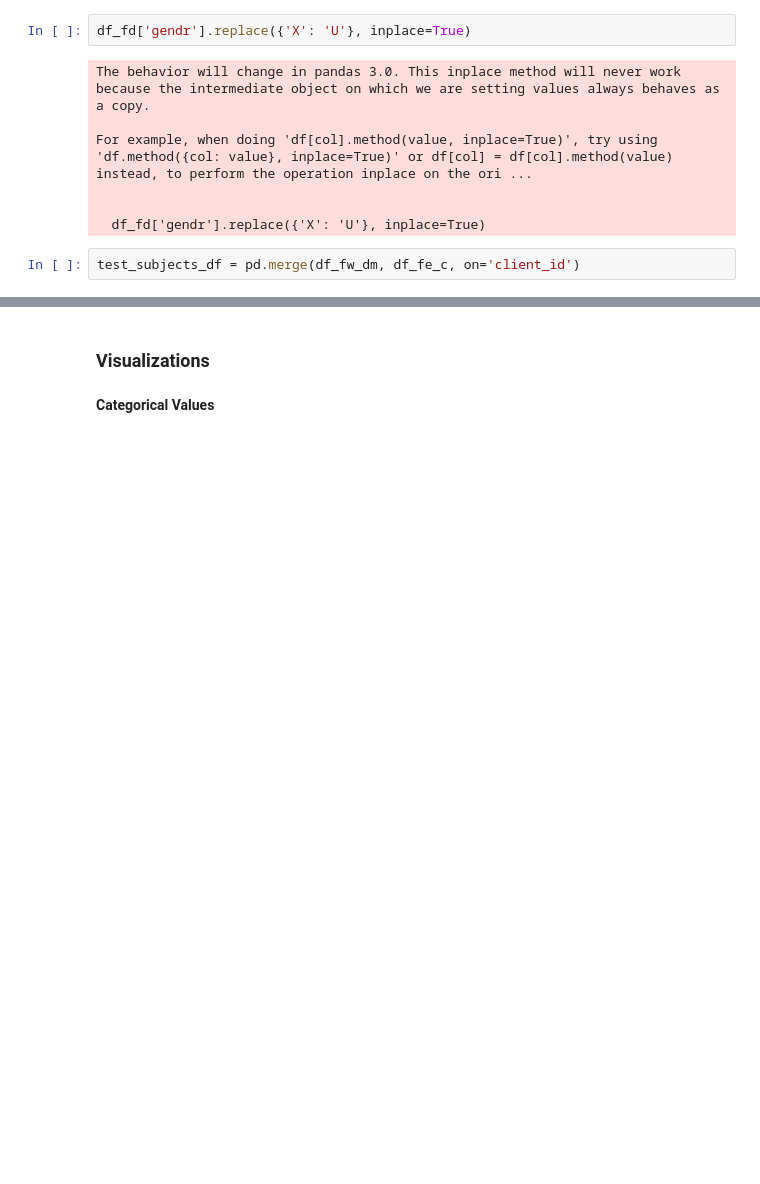
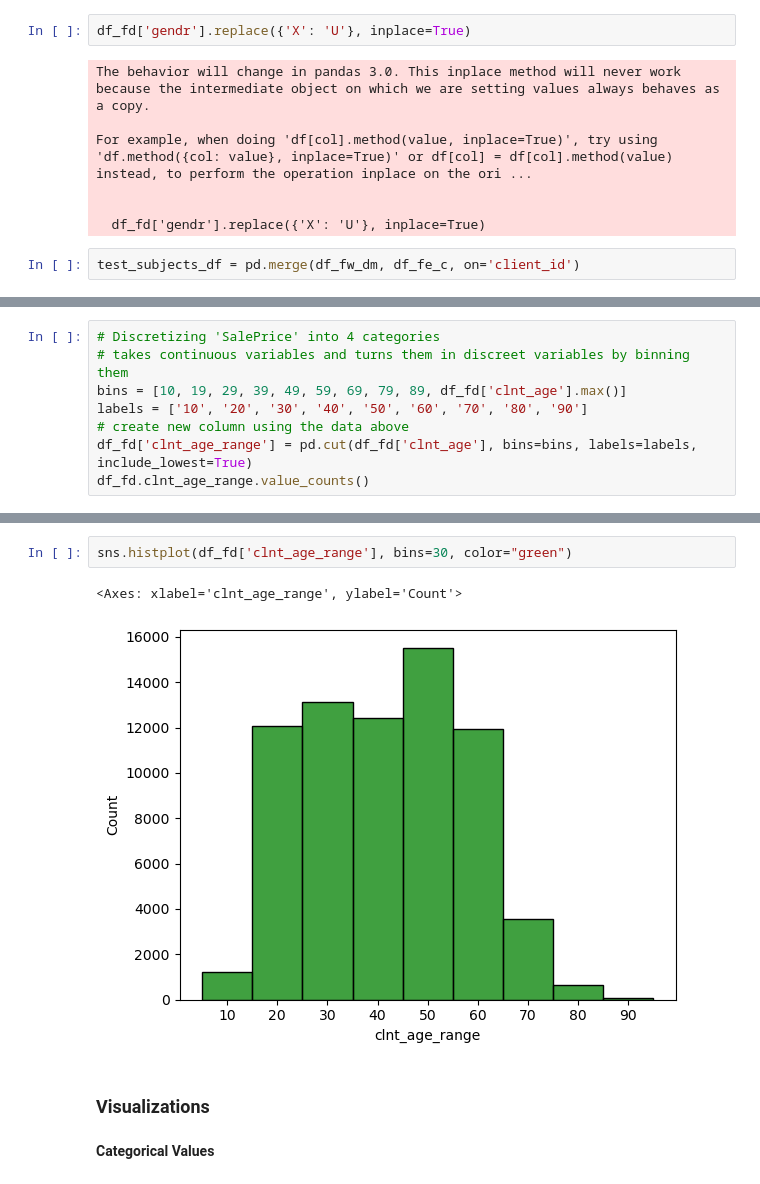
Before and after one commit to bfranx62/Ironhack-EDA-Project, a Jupyter notebook: main.ipynb, the cells around one changed output, grey strips where cells are left out. Drawn from its saved outputs; the diff is of its cells as text; blank space fills up the shorter version.

```diff
--- a/main.ipynb
+++ b/main.ipynb
@@ -191,0 +270,8 @@ test_subjects_df = pd.merge(df_fw_dm, df_fe_c, on='client_id')
+# %%
+# Discretizing 'SalePrice' into 4 categories
+# takes continuous variables and turns them in discreet variables by binning them
+bins = [10, 19, 29, 39, 49, 59, 69, 79, 89, df_fd['clnt_age'].max()]
+labels = ['10', '20', '30', '40', '50', '60', '70', '80', '90']
+# create new column using the data above
+df_fd['clnt_age_range'] = pd.cut(df_fd['clnt_age'], bins=bins, labels=labels, include_lowest=True)
+df_fd.clnt_age_range.value_counts()
@@ -192,3 +290,8 @@ test_subjects_df = pd.merge(df_fw_dm, df_fe_c, on='client_id')
+# %%
+sns.histplot(df_fd['clnt_age_range'], bins=30, color="green")
+# %% [output]
+<Axes: xlabel='clnt_age_range', ylabel='Count'>
+[figure, added]
 # %% [markdown]
 ### Visualizations
 # %% [markdown]
```
Also changed, not shown: parts of 7 cells of this notebook.
